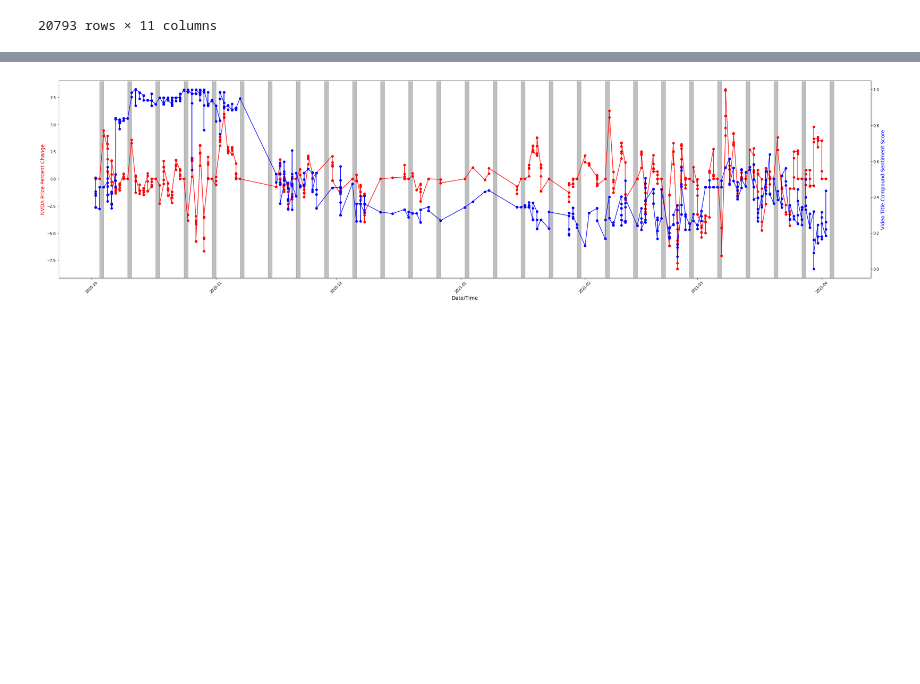
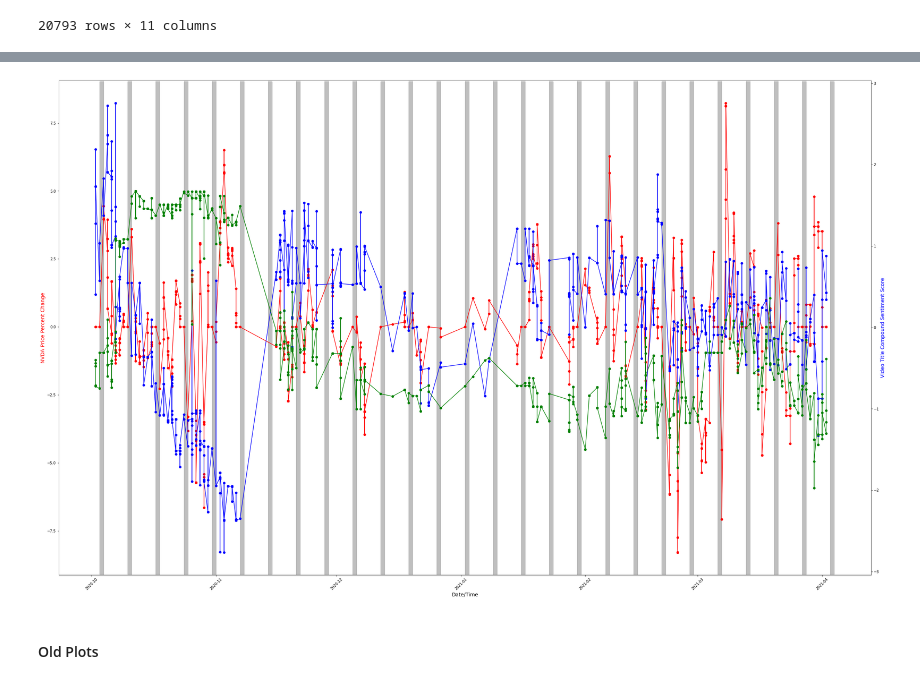
Before and after one commit to Cloblak/youtube_content_based_stock_prediction, a Jupyter notebook: 10_code/EDA_v2_08APR.ipynb, the cells around one changed output, grey strips where cells are left out. Saved outputs shown, nothing was run; the diff lists cells and outputs as text; code cells hidden in the pictures; blank space fills up the shorter version.

```diff
--- a/10_code/EDA_v2_08APR.ipynb
+++ b/10_code/EDA_v2_08APR.ipynb
@@ -12,7 +12,7 @@ from math import log
 # Load and Explore the Data
 #####
 cleaned_data_df = pd.read_csv("../00_data/Cleaned_Data_22MAR.gz", compression="gzip")
-hr_merged_df = pd.read_csv("../00_data/data3.0.csv")
+hr_merged_df = pd.read_csv("../00_data/data_final.csv")
 # %%
 hr_merged_df.rename(
     columns={"searchedDate": "Time"},
@@ -144,6 +131,10 @@ hr_merged_df_normal[column_names_to_normalize] = min_max_scaler.fit_transform(
 hr_merged_df_normal["Time"] = pd.to_datetime(
     hr_merged_df_normal["Time"], format="%Y-%m-%d %H:%M", utc=True
 ).dt.date
+
+hr_merged_df_scaled["Time"] = pd.to_datetime(
+    hr_merged_df_scaled["Time"], format="%Y-%m-%d %H:%M", utc=True
+).dt.date
 # %%
 hr_merged_df_normal["product_videosent"] = (
     hr_merged_df_normal["videoTitleSentimentScore_vader_pos"]
@@ -195,15 +200,15 @@ hr_merged_df_normal.sample()
 # %%
-x = pd.DataFrame(hr_merged_df_normal.Time)
+x = pd.DataFrame(hr_merged_df_scaled.Time)
 # print(full_joined_df["compound"])
-y = pd.DataFrame(hr_merged_df_normal["videoTitleSentimentScore_vader_com"])
+y = pd.DataFrame(hr_merged_df_scaled["videoTitleSentimentScore_vader_com"])
 
 # create figure and axis objects with subplots()
-fig, ax = plt.subplots(figsize=(40, 10))
+fig, ax = plt.subplots(figsize=(40, 25))
 # make a plot
 
 ax.plot(
-    hr_merged_df_normal.Time,
-    hr_merged_df_normal.percent_change_24,
+    hr_merged_df_scaled.Time,
+    hr_merged_df_scaled.percent_change_24,
     color="red",
     marker="o",
 )
@@ -218,8 +223,15 @@ ax2 = ax.twinx()
 
 ax2.plot(
     hr_merged_df_normal.Time,
-    hr_merged_df_normal["videoTitleSentimentScore_vader_com"],
+    hr_merged_df_scaled["falir_videoTitle_score"],
     color="blue",
+    marker="o",
+)
+
+ax2.plot(
+    hr_merged_df_normal.Time,
+    hr_merged_df_scaled["videoTitleSentimentScore_vader_com"],
+    color="green",
     marker="o",
 )
 ax2.set_ylabel("Video Title Compound Sentiment Score", color="blue", fontsize=14)
@@ -230,40 +242,42 @@ def find_weekend_indices(datetime_array):
     for i in range(len(datetime_array)):
         if datetime_array[i].weekday() >= 5:
             indices.append(i)
     return indices
 
 
 indices = find_weekend_indices(hr_merged_df_normal.Time)
 # print(indices)
 
 sat = hr_merged_df_normal.Time[indices[0]]
 sun = hr_merged_df_normal.Time[indices[0]] + timedelta(days=1)
 for i in range(
     round(
         int(
             (
                 hr_merged_df_normal.Time[indices[-1]]
                 - hr_merged_df_normal.Time[indices[0]]
             ).days
         )
         / 7
     )
     + 2
 ):
     ax.axvspan(sat, sun, alpha=0.5, color="gray")
     sat += timedelta(days=7)
     sun += timedelta(days=7)
 
 plt.show()
 # save the plot as a file
-fig.savefig(
-    "../20_graphics/NVDA_Sentiment_Stock_ComparisonPlot.jpeg",
-    format="jpeg",
-    dpi=200,
-    bbox_inches="tight",
-)
+# fig.savefig(
+#     "../20_graphics/NVDA_Sentiment_Stock_ComparisonPlot.jpeg",
+#     format="jpeg",
+#     dpi=200,
+#     bbox_inches="tight",
+# )
 # %% [output]
-[figure, old version]
+[figure, new version]
+# %% [markdown]
+#### Old Plots
 # %%
 #####
 # Distrpution Plots
```
Also changed, not shown: parts of 25 cells of this notebook, 5 other files.
